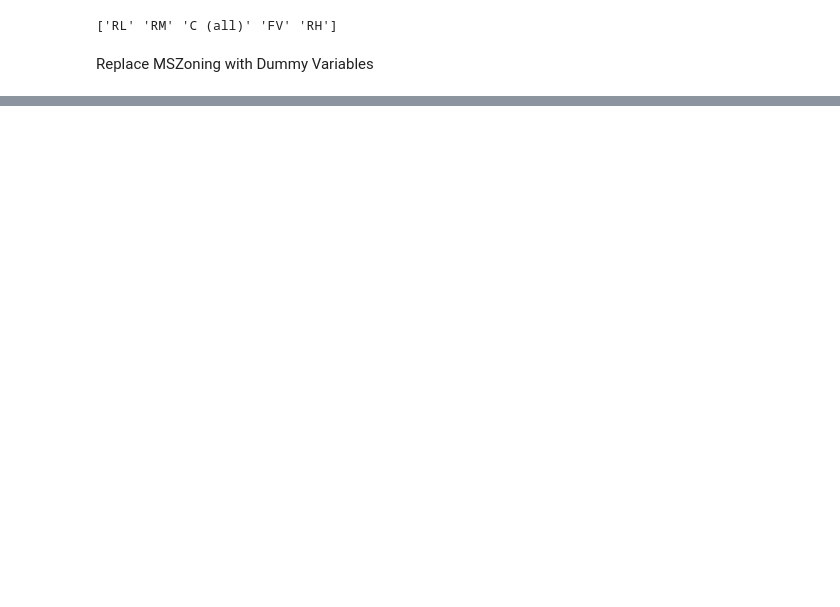
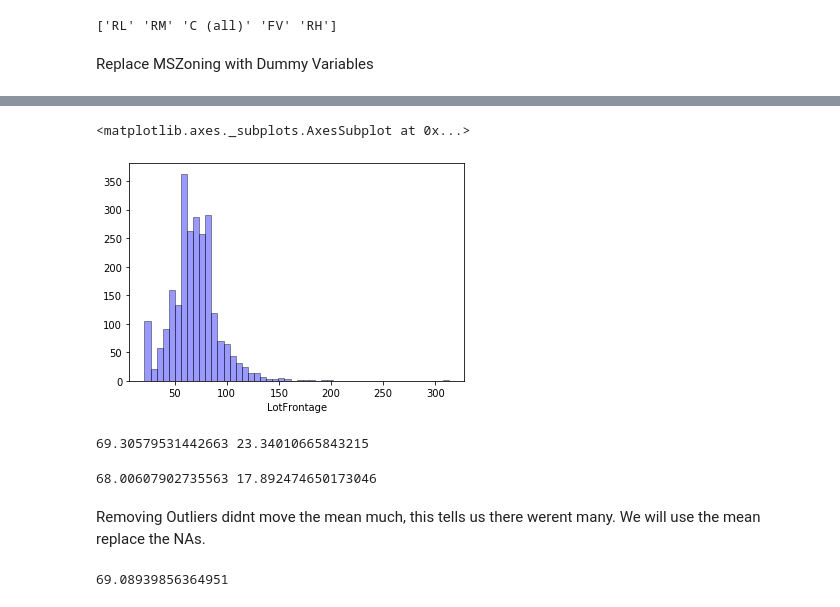
Before and after one commit to brianhoehn/kaggle-housing-prices-, a Jupyter notebook: Housing Prices.ipynb, the cells around one changed output, grey strips where cells are left out. Cells and saved outputs as stored; diff of their text form; code cells hidden in the pictures; blank space fills up the shorter version.

```diff
--- a/Housing Prices.ipynb
+++ b/Housing Prices.ipynb
@@ -119,3 +148,27 @@ df['LotFrontage'].describe()
+# %%
+sea.distplot(df['LotFrontage'][~np.isnan(df['LotFrontage'])], hist=True, kde=False, color = 'blue', hist_kws={'edgecolor':'black'})
+# %% [output]
+<matplotlib.axes._subplots.AxesSubplot at 0x...>
+[figure, added]
+# %%
+Lotmean = np.mean(df['LotFrontage'], axis=0)
+Lotsd = np.std(df['LotFrontage'], axis=0)
+
+print(Lotmean, Lotsd)
+# %% [output]
+69.30579531442663 23.34010665843215
+# %%
+final_list = [x for x in df['LotFrontage'] if (x > Lotmean - 2 * Lotsd)]
+final_list = [x for x in final_list if (x < Lotmean + 2 * Lotsd)]
+Lotmean2 = np.mean(final_list, axis=0)
+Lotsd2 = np.std(final_list, axis=0)
+print(Lotmean2, Lotsd2)
+# %% [output]
+68.00607902735563 17.892474650173046
+# %% [markdown]
+Removing Outliers didnt move the mean much, this tells us there werent many. We will use the mean replace the NAs.
 # %%
-df["LotFrontage"].fillna(df['LotFrontage'].mean(), inplace = True)
+df['LotFrontage'] = df['LotFrontage'].fillna(Lotmean2)
 df['LotFrontage'].mean()
+# %% [output]
+69.08939856364951
```
Also changed, not shown: parts of 144 cells of this notebook, 3 other files.
